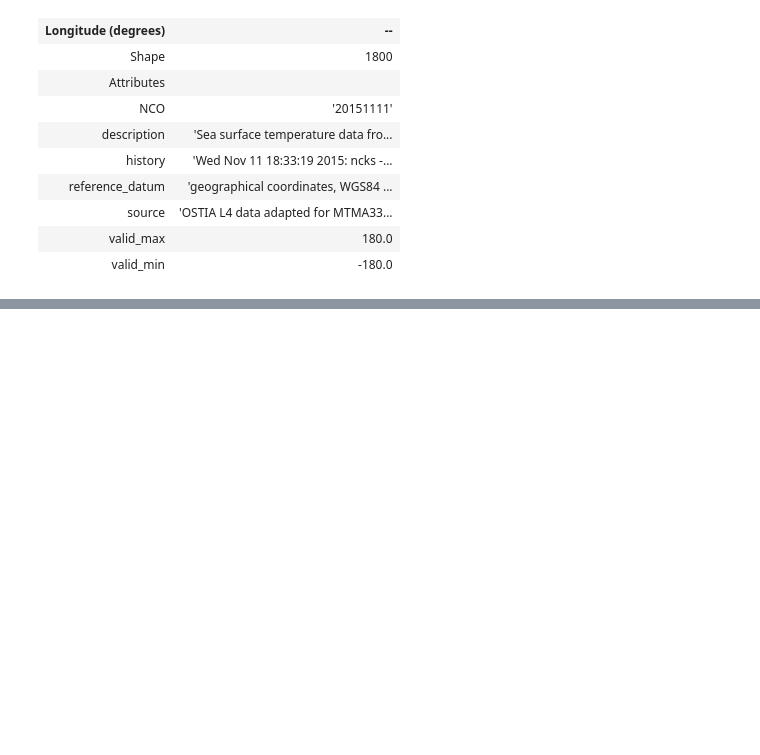
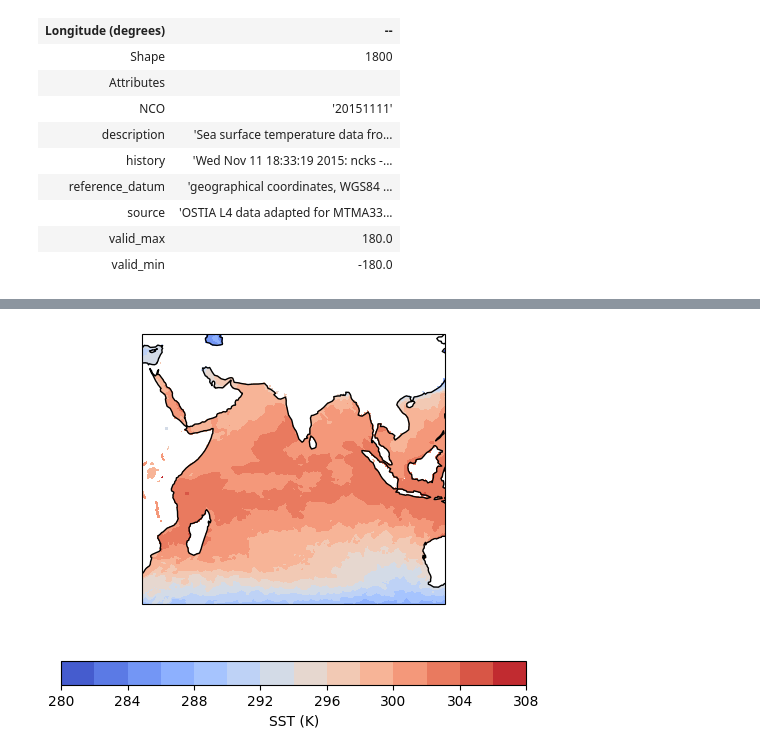
Before and after one commit to benhutchmet/MTMA33_Computing, a Jupyter notebook: practical_6/notebooks/practical_6.ipynb, the cells around one changed output, grey strips where cells are left out. Cells and saved outputs as stored; diff of their text form; code cells hidden in the pictures; blank space fills up the shorter version.

```diff
--- a/practical_6/notebooks/practical_6.ipynb
+++ b/practical_6/notebooks/practical_6.ipynb
@@ -183,12 +173,18 @@ filling on, default _FillValue of 9.969209968386869e+36 used
 # %%
 # Extract the variable of interest using xarray
+sea_water_temperature_uncertainty_xr = dataset_xr.variables[variables[1]]
 sea_water_temperature_xr = dataset_xr.variables[variables[0]]
-sea_water_temperature_uncertainty_xr = dataset_xr.variables[variables[1]]
 latitude_xr = dataset_xr.variables[variables[2]]
 longitude_xr = dataset_xr.variables[variables[3]]
 
 # Print the variables
-print("sea_water_temperature: ", sea_water_temperature_xr)
-print("sea_water_temperature_uncertainty: ", sea_water_temperature_uncertainty_xr)
-print("latitude: ", latitude_xr)
-print("longitude: ", longitude_xr)
+# print("sea_water_temperature: ", sea_water_temperature_xr)
+# print("sea_water_temperature_uncertainty: ", sea_water_temperature_uncertainty_xr)
+# print("latitude: ", latitude_xr)
+# print("longitude: ", longitude_xr)
+
+# Extract the variables into a numpy array
+sea_water_temperature_array_xr = sea_water_temperature_xr.to_numpy()
+sea_water_temperature_uncertainty_array_xr = sea_water_temperature_uncertainty_xr.to_numpy()
+latitude_array_xr = latitude_xr.to_numpy()
+longitude_array_xr = longitude_xr.to_numpy()
@@ -242,0 +253,31 @@ sea_water_temperature_uncertainty:  estimated error standard deviation of sea wa
+# %%
+# Make the same plot using xarray
+# Create a figure
+# set up the lons and lats and sst
+lons = longitude_array_xr
+lats = latitude_array_xr
+sst = sea_water_temperature_array_xr
+
+# Set up the figure
+plt.figure(figsize=(10, 5))
+
+# Set up the axes
+ax = plt.axes(projection=ccrs.PlateCarree())
+
+# Set up the levels for the contour plot
+levels = np.arange(280, 310, 2)
+
+# Plot the data
+plot = ax.contourf(lons, lats, sst, levels, transform=ccrs.PlateCarree(), cmap='coolwarm')
+
+# Add coastlines
+ax.coastlines()
+
+# Set up the colorbar
+cbar = plt.colorbar(plot, orientation='horizontal', shrink=0.6)
+cbar.set_label('SST (K)')
+
+# Show the plot
+plt.show()
+# %% [output]
+[figure, added]
```
Also changed, not shown: parts of 8 cells of this notebook.
